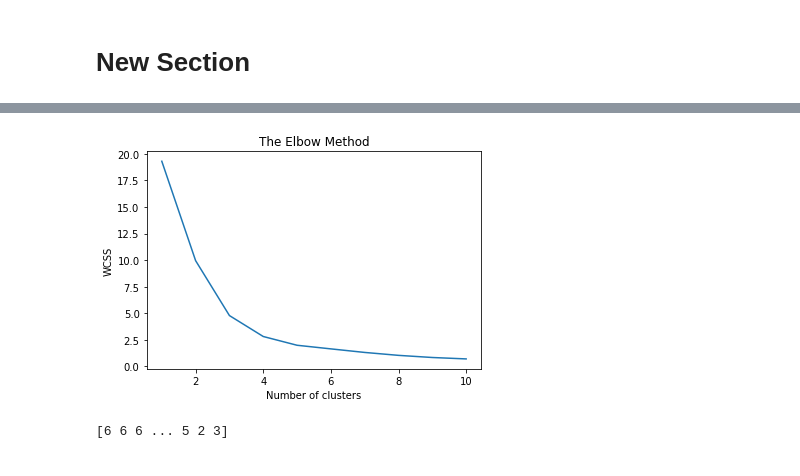
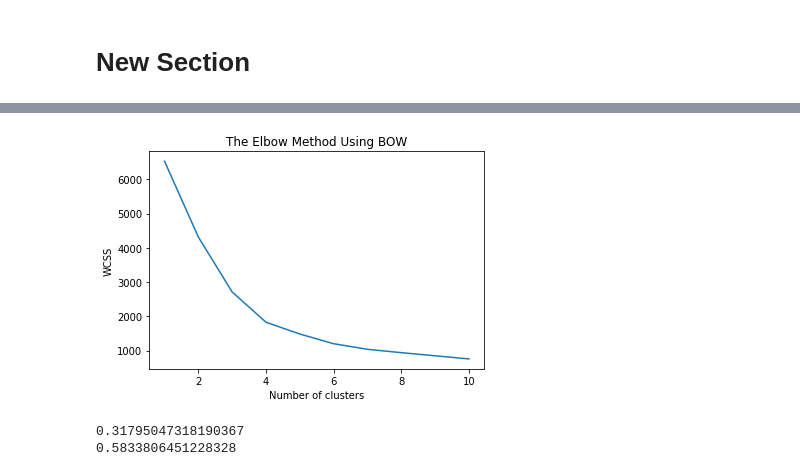
Before and after one commit to MaryDongsn/GNG-5125-clustering, a Jupyter notebook: Assigmment2_4_.ipynb, the cells around one changed output, grey strips where cells are left out. Cells and saved outputs as stored; diff of their text form; code cells hidden in the pictures.

```diff
--- a/Assigmment2_4_.ipynb
+++ b/Assigmment2_4_.ipynb
@@ -120,11 +120,6 @@ if __name__ == "__main__":
     book_id_df = df[['File_name', 'book_id']].drop_duplicates().sort_values('book_id')
     book_to_id = dict(book_id_df.values)
     id_to_book = dict(book_id_df[['book_id', 'File_name']].values)
-
-    # feature engineering： TF-IDF
-    tfidf = TfidfVectorizer(sublinear_tf=True, encoding='latin-1', ngram_range=(1, 2), stop_words='english')
-    features = tfidf.fit_transform(df.Text)
-    print(features)
 # %% [output]
 [nltk_data] Downloading package gutenberg to /root/nltk_data...
 [nltk_data]   Package gutenberg is already up-to-date!
@@ -146,2 +132,29 @@ if __name__ == "__main__":
 # %% [markdown]
 # New Section
+# %%
+# feature engineering： TF-IDF
+tfidf = TfidfVectorizer(sublinear_tf=True, encoding='latin-1', ngram_range=(1, 2), stop_words='english')
+features_tfidf = tfidf.fit_transform(df.Text)
+# %%
+# feature engineering： BOW
+cv = CountVectorizer(lowercase=True,stop_words='english',ngram_range = (1,1))
+features_bow = cv.fit_transform(df.Text)
+# %%
+# K-Means Clustering
+# Using the elbow method to find the optimal number of clusters (7)
+# wcss: within cluster sum of errors
+from sklearn.cluster import KMeans
+from sklearn.decomposition import PCA
+from sklearn.mixture import GaussianMixture
+sklearn_pca = PCA(n_components = 2)
+wcss = []
+reduced_features_tfidf = sklearn_pca.fit_transform(features_tfidf.toarray())
+for i in range(1, 11):
+    kmeans = KMeans(n_clusters = i, init = 'k-means++', random_state = 42)
+    kmeans.fit(reduced_features_tfidf)
+    wcss.append(kmeans.inertia_)
+plt.plot(range(1, 11), wcss)
+plt.title('The Elbow Method Using TF-IDF')
+plt.xlabel('Number of clusters')
+plt.ylabel('WCSS')
+plt.show()
@@ -148,33 +163,32 @@ if __name__ == "__main__":
 # %%
 # K-Means Clustering
 # Using the elbow method to find the optimal number of clusters (7)
 # wcss: within cluster sum of errors
 from sklearn.cluster import KMeans
 wcss = []
-reduced_features = sklearn_pca.fit_transform(features.toarray())
-
-
-
-
+reduced_features_bow = sklearn_pca.fit_transform(features_bow.toarray())
 for i in range(1, 11):
     kmeans = KMeans(n_clusters = i, init = 'k-means++', random_state = 42)
-    kmeans.fit(reduced_features)
+    kmeans.fit(reduced_features_bow)
     wcss.append(kmeans.inertia_)
 plt.plot(range(1, 11), wcss)
-plt.title('The Elbow Method')
+plt.title('The Elbow Method Using BOW')
 plt.xlabel('Number of clusters')
 plt.ylabel('WCSS')
 plt.show()
 # %% [output]
-[figure, old version]
+[figure, new version]
 # %%
 from sklearn.cluster import KMeans
 #KMeans clustering
 true_k = 7
-model = KMeans(n_clusters=true_k, init='k-means++', max_iter=10000, n_init=1)
-model.fit(features)
-kmeans_predict = model.predict(features)
-print (kmeans_predict)
-#print (len(kmeans_predict))
+kmeans_predict_tfidf = KMeans(n_clusters=true_k, init='k-means++', random_state=0,max_iter=10000, n_init=1).fit_predict(features_tfidf)
+kmeans_predict_bow = KMeans(n_clusters=true_k, init='k-means++',random_state=0,max_iter=10000, n_init=1).fit_predict(features_bow)
-# %% [output]
-[6 6 6 ... 5 2 3]
+# %%
+from sklearn.metrics import homogeneity_score
+from sklearn.metrics import silhouette_score
+print(homogeneity_score(df.book_id, kmeans_predict_tfidf))
+print(homogeneity_score(df.book_id, kmeans_predict_bow))
+# %% [output]
+0.31795047318190367
+0.5833806451228328
```
Also changed, not shown: parts of 21 cells of this notebook.
